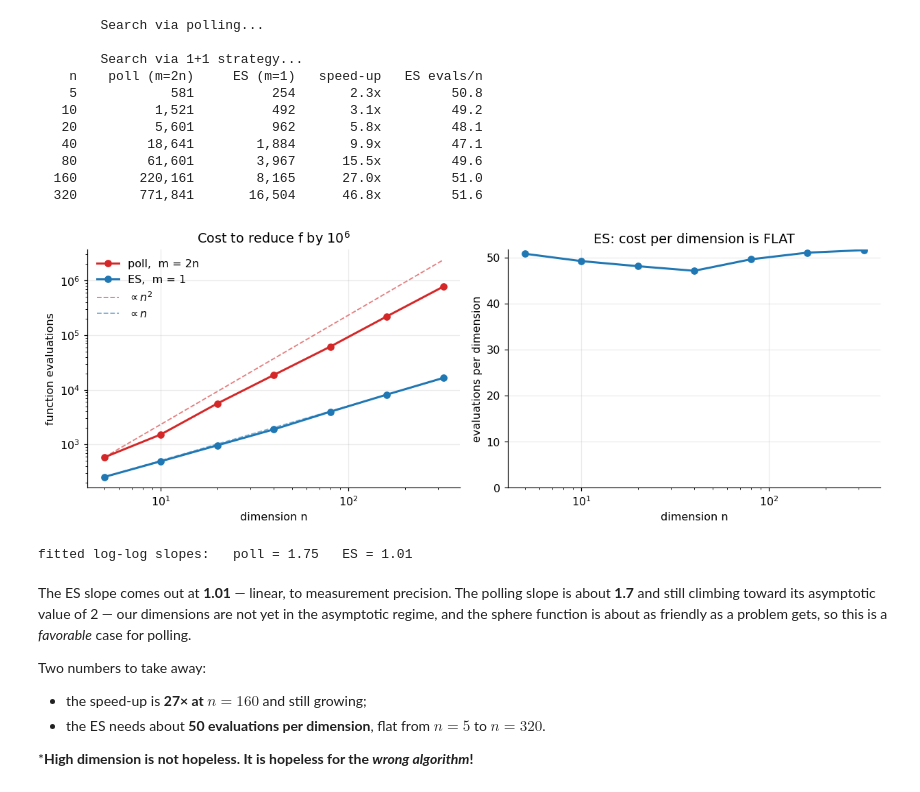
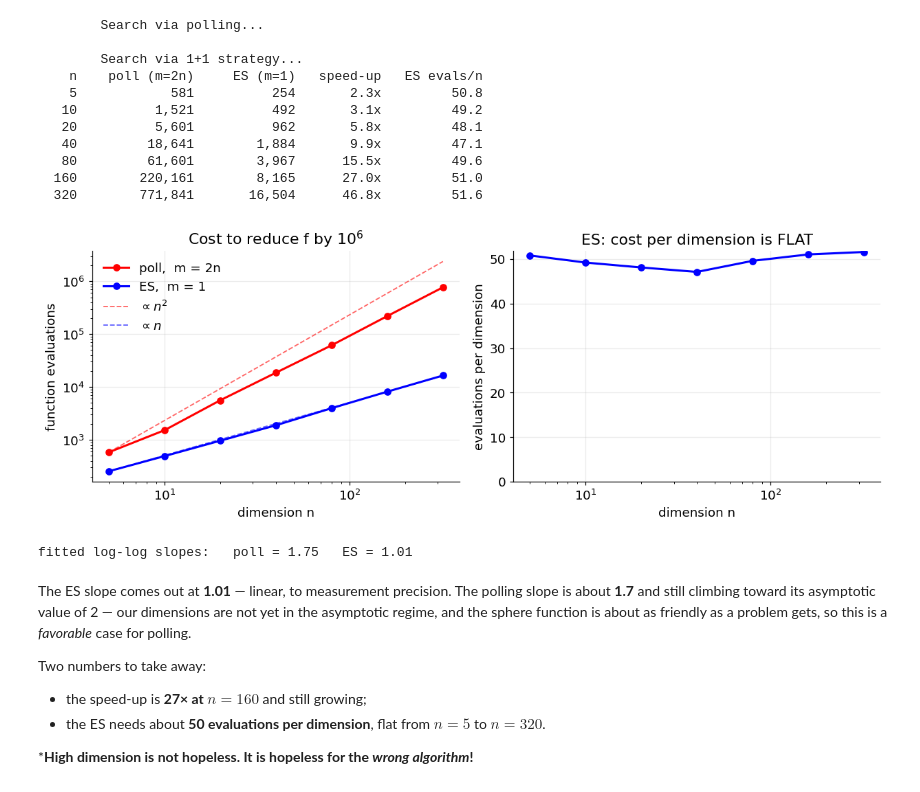
Before and after one commit to hbprosper/mlinphysics, a Jupyter notebook: Labs/01.Perceptron/code/02_a_search_that_works.ipynb, the cells around one changed output. Cells and saved outputs as stored; diff of their text form; code cells hidden in the pictures.

```diff
--- a/Labs/01.Perceptron/code/02_a_search_that_works.ipynb
+++ b/Labs/01.Perceptron/code/02_a_search_that_works.ipynb
@@ -54,7 +54,7 @@ HEIGHT= WIDTH*9/16
 plt.rcParams.update({
     "figure.figsize": (WIDTH, HEIGHT), "figure.dpi": 110,
     "axes.grid": True, "grid.alpha": 0.25, "axes.spines.top": False,
-    "axes.spines.right": False, "font.size": 10.5, "legend.frameon": False,
+    "axes.spines.right": False, "font.size": 12, "legend.frameon": False,
 })
 RNG = np.random.default_rng(20260828)
 
@@ -261,38 +261,38 @@ for i, n in enumerate(DIMS):
 # %%
 fig, (a1, a2) = plt.subplots(1, 2, figsize=(11.4, 4.2))
 
 # On a log-log plot a power law y ~ x^p is a STRAIGHT LINE of slope p.
 a1.loglog(
-    DIMS, poll_cost, "o-", lw=2, ms=6, color="#d62728", label="poll,  m = 2n")
+    DIMS, poll_cost, "o-", lw=2, ms=6, color="red", label="poll,  m = 2n")
 
 a1.loglog(
-    DIMS,   es_cost, "o-", lw=2, ms=6, color="#1f77b4", label="ES,  m = 1")
+    DIMS,   es_cost, "o-", lw=2, ms=6, color="blue", label="ES,  m = 1")
 
 ref = np.array([DIMS[0], DIMS[-1]])
 
 a1.loglog(
-    ref, poll_cost[0]*(ref/5)**2, "--", lw=1.2, color="#d62728", alpha=.6,
+    ref, poll_cost[0]*(ref/5)**2, "--", lw=1.2, color="red", alpha=.6,
     label=r"$\propto n^2$")
 
 a1.loglog(
-    ref, es_cost[0]*(ref/5), "--", lw=1.2, color="#1f77b4", alpha=.6,
+    ref, es_cost[0]*(ref/5), "--", lw=1.2, color="blue", alpha=.6,
     label=r"$\propto n$")
 
 a1.set(xlabel="dimension n", ylabel="function evaluations",
        title="Cost to reduce f by $10^6$")
 a1.legend()
 
 a2.semilogx(
-    DIMS, np.array(es_cost)/np.array(DIMS), "o-", lw=2, ms=6, color="#1f77b4")
+    DIMS, np.array(es_cost)/np.array(DIMS), "o-", lw=2, ms=6, color="blue")
 
 a2.set(xlabel="dimension n", ylabel="evaluations per dimension", ylim=(0, None),
        title="ES: cost per dimension is FLAT")
 plt.tight_layout(); plt.show()
 
 print(f"fitted log-log slopes:   poll = {np.polyfit(np.log(DIMS), np.log(poll_cost), 1)[0]:.2f}"
       f"   ES = {np.polyfit(np.log(DIMS), np.log(es_cost), 1)[0]:.2f}")
 # %% [output]
-[figure, old version]
+[figure, new version]
 fitted log-log slopes:   poll = 1.75   ES = 1.01
 # %% [markdown]
 The ES slope comes out at **1.01** — linear, to measurement precision. The polling
```
Also changed, not shown: parts of 1 cell of this notebook.
